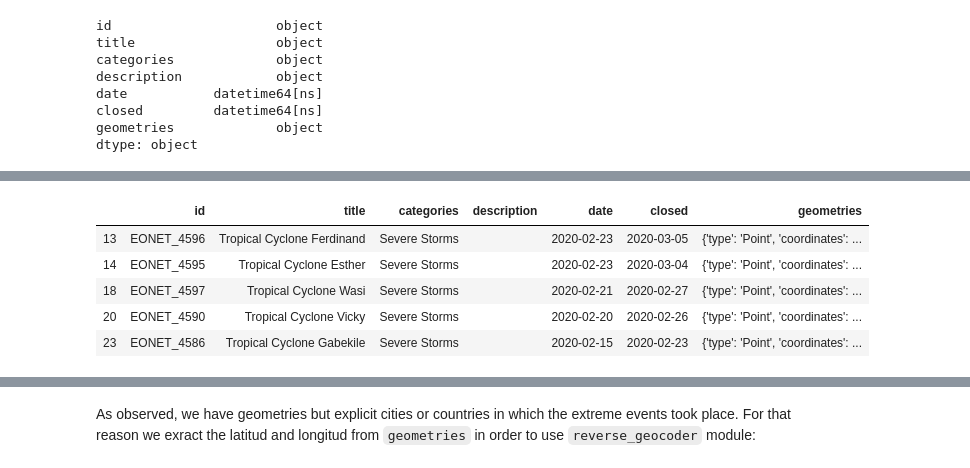
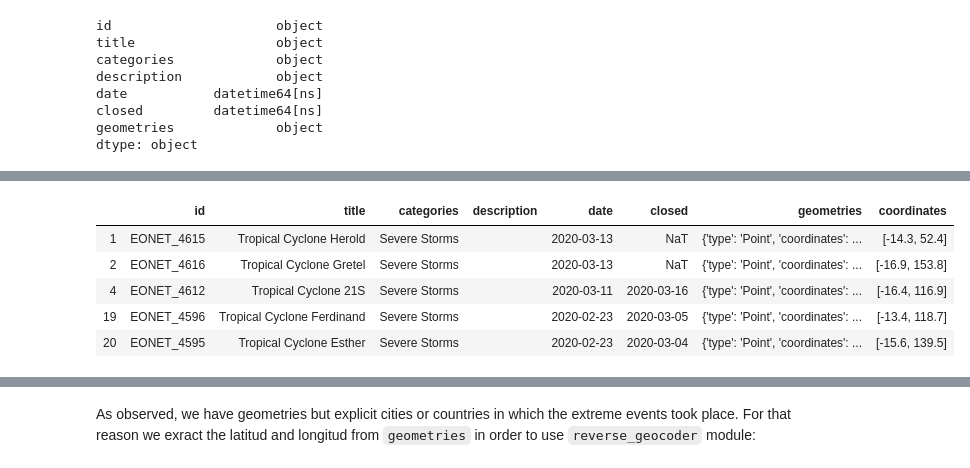
Before and after one commit to OmdenaAI/wfpdisrel, a Jupyter notebook: eonet_data.ipynb, the cells around one changed output, grey strips where cells are left out. Drawn from its saved outputs; the diff is of its cells as text; code cells hidden in the pictures.

Commit message:
adding all storms

```diff
--- a/eonet_data.ipynb
+++ b/eonet_data.ipynb
@@ -159,5 +159,5 @@ df_ev.sort_values("date")
 # %%
-storms = df_ev[df_ev.categories== "Severe Storms"]
+storms = df_ev[df_ev.categories== "Severe Storms"].copy()
 # %%
 storms.head()
 # %% [output]
@@ -173,0 +174,2 @@ other_storms= storms[~storms.title.str.contains("Cyclone")]
+# %%
+storms["coordinates"]= storms.loc[:, ("geometries")].apply(lambda x: x["coordinates"])
@@ -174,9 +192,15 @@ other_storms= storms[~storms.title.str.contains("Cyclone")]
+# %%
+def rev(x):
+    y = x[::-1]
+    return y
+# %%
+storms["coordinates"] = storms.coordinates.apply(rev)
 # %%
-cyclone.head()
+storms.head()
 # %% [output]
-|  | id | title | categories | description | date | closed | geometries |
-| 13 | EONET_4596 | Tropical Cyclone Ferdinand | Severe Storms |  | 2020-02-23 | 2020-03-05 | {'type': 'Point', 'coordinates': ... |
-| 14 | EONET_4595 | Tropical Cyclone Esther | Severe Storms |  | 2020-02-23 | 2020-03-04 | {'type': 'Point', 'coordinates': ... |
-| 18 | EONET_4597 | Tropical Cyclone Wasi | Severe Storms |  | 2020-02-21 | 2020-02-27 | {'type': 'Point', 'coordinates': ... |
-| 20 | EONET_4590 | Tropical Cyclone Vicky | Severe Storms |  | 2020-02-20 | 2020-02-26 | {'type': 'Point', 'coordinates': ... |
-| 23 | EONET_4586 | Tropical Cyclone Gabekile | Severe Storms |  | 2020-02-15 | 2020-02-23 | {'type': 'Point', 'coordinates': ... |
+|  | id | title | categories | description | date | closed | geometries | coordinates |
+| 1 | EONET_4615 | Tropical Cyclone Herold | Severe Storms |  | 2020-03-13 | NaT | {'type': 'Point', 'coordinates': ... | [-14.3, 52.4] |
+| 2 | EONET_4616 | Tropical Cyclone Gretel | Severe Storms |  | 2020-03-13 | NaT | {'type': 'Point', 'coordinates': ... | [-16.9, 153.8] |
+| 4 | EONET_4612 | Tropical Cyclone 21S | Severe Storms |  | 2020-03-11 | 2020-03-16 | {'type': 'Point', 'coordinates': ... | [-16.4, 116.9] |
+| 19 | EONET_4596 | Tropical Cyclone Ferdinand | Severe Storms |  | 2020-02-23 | 2020-03-05 | {'type': 'Point', 'coordinates': ... | [-13.4, 118.7] |
+| 20 | EONET_4595 | Tropical Cyclone Esther | Severe Storms |  | 2020-02-23 | 2020-03-04 | {'type': 'Point', 'coordinates': ... | [-15.6, 139.5] |
```
Also changed, not shown: parts of 32 cells of this notebook.
